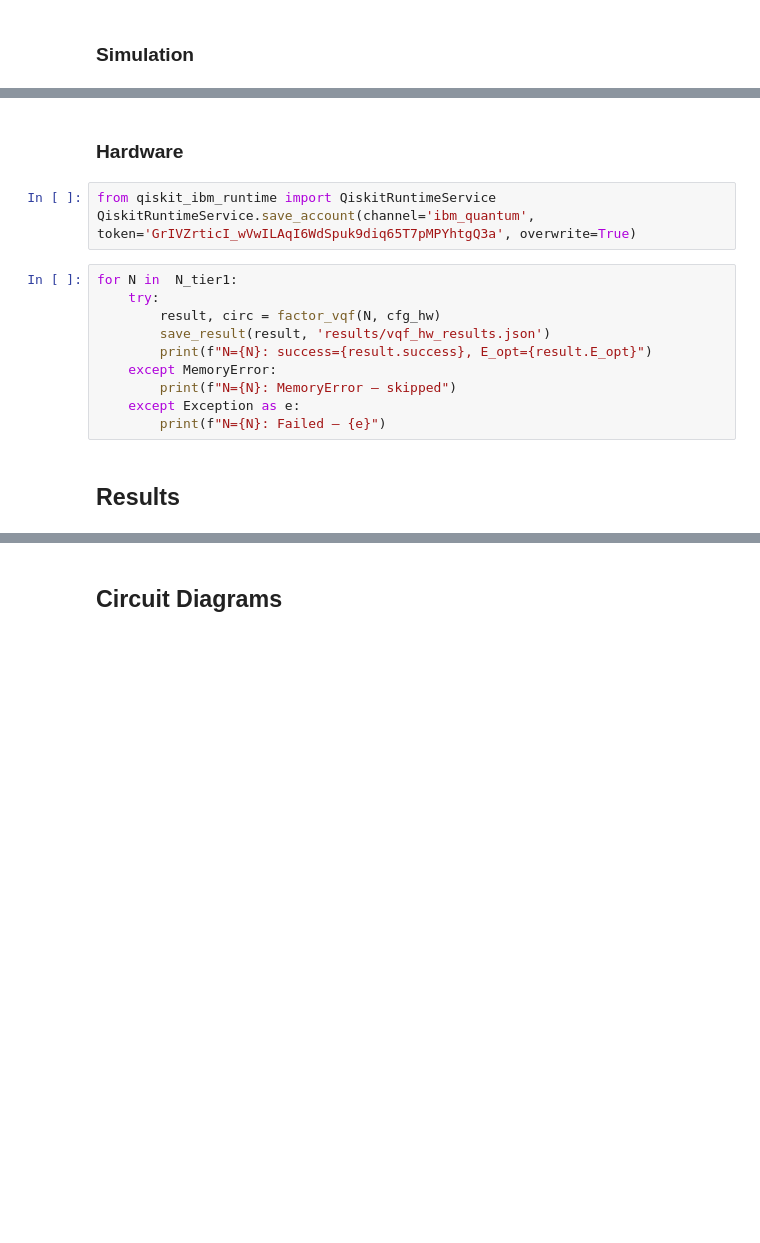
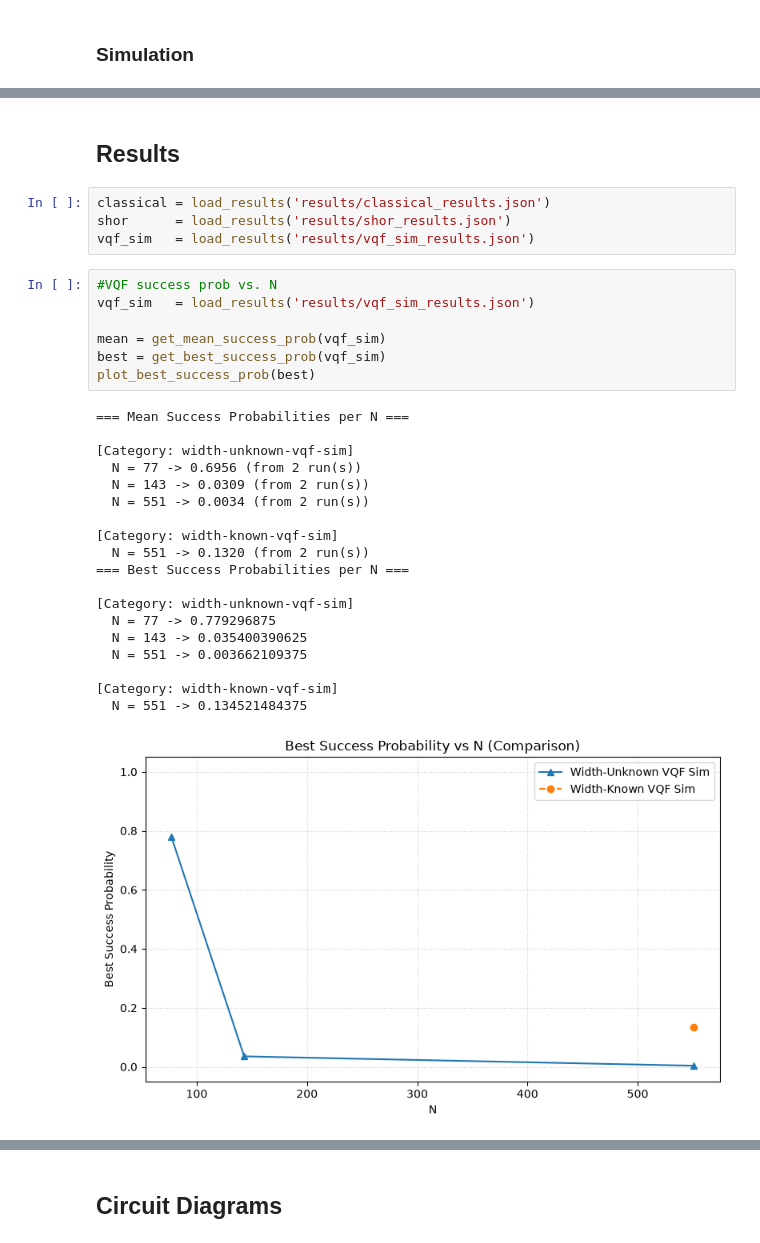
Before and after one commit to Gayathri260/width-agnostic-vqf, a Jupyter notebook: comparative_study.ipynb, the cells around one changed output, grey strips where cells are left out. Saved outputs shown, nothing was run; the diff lists cells and outputs as text; blank space fills up the shorter version.

Commit message:
Update final simulation results

```diff
--- a/comparative_study.ipynb
+++ b/comparative_study.ipynb
@@ -135,17 +247,33 @@ for s in [1, 2, 3, 4]:
-# %% [markdown]
-### Hardware
-# %%
-from qiskit_ibm_runtime import QiskitRuntimeService
-QiskitRuntimeService.save_account(channel='ibm_quantum', token='GrIVZrticI_wVwILAqI6WdSpuk9diq65T7pMPYhtgQ3a', overwrite=True)
-# %%
-for N in  N_tier1:
-    try:
-        result, circ = factor_vqf(N, cfg_hw)
-        save_result(result, 'results/vqf_hw_results.json')
-        print(f"N={N}: success={result.success}, E_opt={result.E_opt}")
-    except MemoryError:
-        print(f"N={N}: MemoryError — skipped")
-    except Exception as e:
-        print(f"N={N}: Failed — {e}")
 # %% [markdown]
 ## Results
+# %%
+classical = load_results('results/classical_results.json')
+shor      = load_results('results/shor_results.json')
+vqf_sim   = load_results('results/vqf_sim_results.json')
+# %%
+#VQF success prob vs. N
+vqf_sim   = load_results('results/vqf_sim_results.json')
+
+mean = get_mean_success_prob(vqf_sim)
+best = get_best_success_prob(vqf_sim)
+plot_best_success_prob(best)
+# %% [output]
+=== Mean Success Probabilities per N ===
+
+[Category: width-unknown-vqf-sim]
+  N = 77 -> 0.6956 (from 2 run(s))
+  N = 143 -> 0.0309 (from 2 run(s))
+  N = 551 -> 0.0034 (from 2 run(s))
+
+[Category: width-known-vqf-sim]
+  N = 551 -> 0.1320 (from 2 run(s))
+=== Best Success Probabilities per N ===
+
+[Category: width-unknown-vqf-sim]
+  N = 77 -> 0.779296875
+  N = 143 -> 0.035400390625
+  N = 551 -> 0.003662109375
+
+[Category: width-known-vqf-sim]
+  N = 551 -> 0.134521484375
+[figure, added]
```
Also changed, not shown: parts of 22 cells of this notebook.
